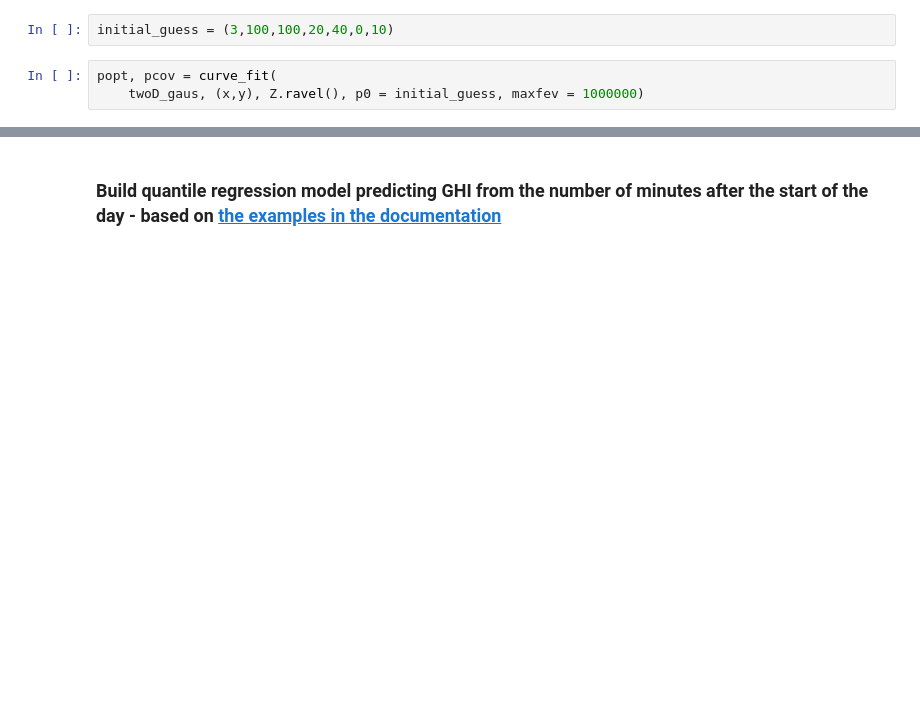
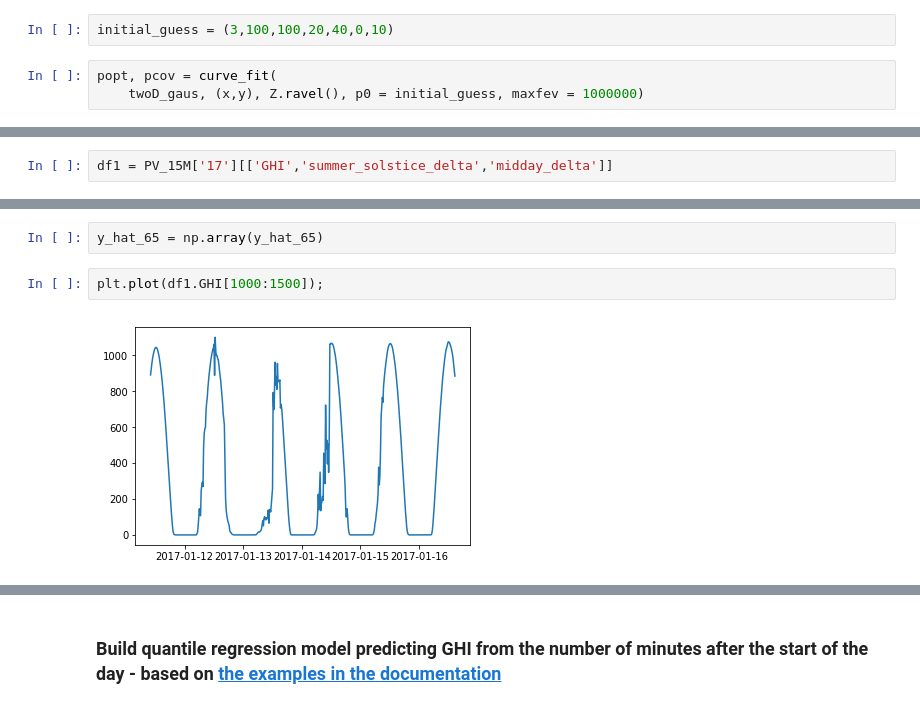
Before and after one commit to MSAmit/Capstone-project, a Jupyter notebook: Normalise_using_clear_sky_model.ipynb, the cells around one changed output, grey strips where cells are left out. Drawn from its saved outputs; the diff is of its cells as text; blank space fills up the shorter version.

```diff
--- a/Normalise_using_clear_sky_model.ipynb
+++ b/Normalise_using_clear_sky_model.ipynb
@@ -352,0 +596,2 @@ plt.show()
+# %%
+df1 = PV_15M['17'][['GHI','summer_solstice_delta','midday_delta']]
@@ -352,0 +625,6 @@ plt.show()
+# %%
+y_hat_65 = np.array(y_hat_65)
+# %%
+plt.plot(df1.GHI[1000:1500]);
+# %% [output]
+[figure, added]
```
Also changed, not shown: parts of 103 cells of this notebook.
